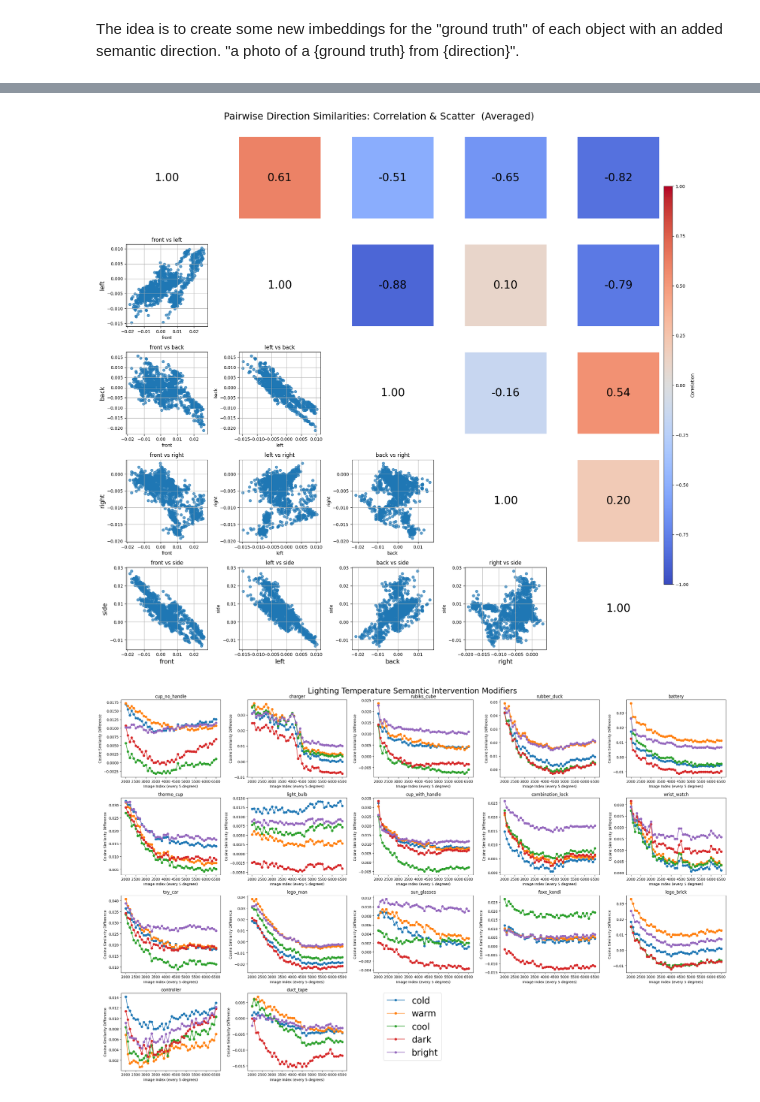
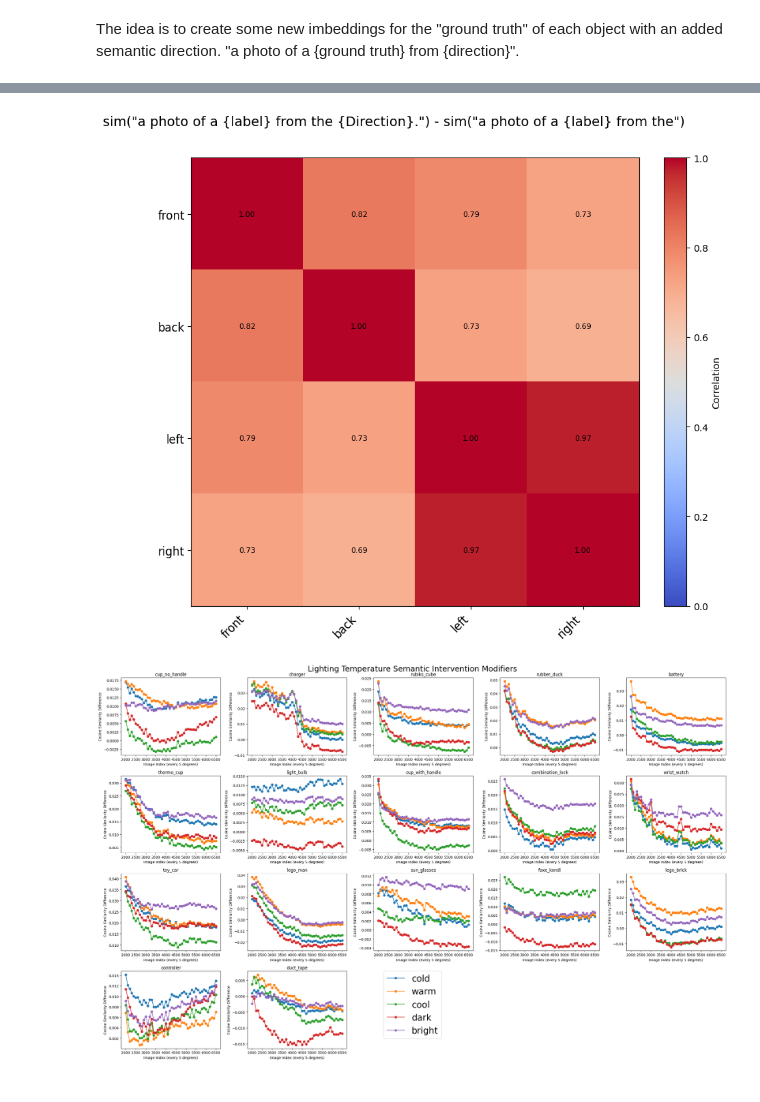
Before and after one commit to AlbertFKHansen/ProjectWork, a Jupyter notebook: semantic_direction.ipynb, the cells around one changed output, grey strips where cells are left out. Saved outputs shown, nothing was run; the diff lists cells and outputs as text; code cells hidden in the pictures.

Commit message:
docs: mades some interesting plots for presentation today

```diff
--- a/semantic_direction.ipynb
+++ b/semantic_direction.ipynb
@@ -15,15 +15,25 @@ with open('Data/Dataset/GT_labels.json', 'r') as f:
     GT_labels = json.load(f)
 # %%
 # semantic direction
-direction = ["front", "left", "back", "right", "side"]
+direction = [
+   # Basic geometric directions
+   "front", "back", "left", "right", #"side", "top", "bottom",
+
+   # Perspective/viewpoint terms
+   #"above", "below", "overhead", "underneath", "behind", "forward", "backward", "sideways", "profile",
+
+   # Angular/rotational
+   #"diagonal", "angled", "tilted", "rotated", "upright", "inverted", "horizontal", "vertical",
+]
 
 # compute semantic embeddings
 labels, semantic_labels = list(), list()
 for i,obj in enumerate(dataset["rot"].keys()):
-    labels.append(model.embed(f"a photo of a {GT_labels[obj]}."))
+    labels.append(model.embed(f"a photo of a {GT_labels[obj]} from the"))
     semantic_labels.append([])
-    for v in range(5):
+    for v in range(len(direction)):
         semantic_labels[i].append(model.embed(f"a photo of a {GT_labels[obj]} from the {direction[v]}."))
+        #semantic_labels[i].append(model.embed(f"{direction[v]}"))
 # %%
 num_objs = len(dataset["rot"].keys())
 cols = int(ceil(sqrt(num_objs)))
@@ -75,51 +91,30 @@ plt.show()
 # %%
 # Convert all_sims to a numpy array for easier manipulation
-# total_all_sims is a list of 17 arrays, each of shape (72, 4)
-# Stack along axis=0 to get shape (17, 72, 4), then reshape to (17*72, 4)
-all_sims_arr = np.vstack(total_all_sims)  # shape: (17*72, 4)
+all_sims_arr = np.vstack(total_all_sims)  # shape: (num_objs*72, len(direction))
 
-# Compute correlation matrix between the 5 directions
+# Compute correlation matrix between the directions
 corr_matrix = np.corrcoef(all_sims_arr, rowvar=False)
 
-fig, axes = plt.subplots(5, 5, figsize=(18, 18))
-plt.subplots_adjust(wspace=0.4, hspace=0.4)
+fig, ax = plt.subplots(figsize=(10, 8))
+im = ax.imshow(corr_matrix, vmin=0, vmax=1, cmap='coolwarm')
 
-for i in range(5):
-    for j in range(5):
-        ax = axes[i, j]
-        if i > j:
-            # Lower triangle: scatter plot
-            ax.scatter(all_sims_arr[:, j], all_sims_arr[:, i], alpha=0.7)
-            ax.set_xlabel(direction[j])
-            ax.set_ylabel(direction[i])
-            ax.set_title(f'{direction[j]} vs {direction[i]}')
-            ax.grid(True)
-        elif i == j:
-            # Diagonal: show correlation value (always 1)
-            ax.text(0.5, 0.5, f"1.00", ha='center', va='center', fontsize=25)
-            ax.set_axis_off()
-        else:
-            # Upper triangle: show correlation heatmap cell
-            im = ax.imshow([[corr_matrix[i, j]]], vmin=-1, vmax=1, cmap='coolwarm')
-            ax.set_xticks([])
-            ax.set_yticks([])
-            ax.text(0, 0, f"{corr_matrix[i, j]:.2f}", ha='center', va='center', fontsize=25, color='black')
-            ax.set_axis_off()
+# Set ticks and labels
+ax.set_xticks(np.arange(len(direction)))
+ax.set_yticks(np.arange(len(direction)))
+ax.set_xticklabels(direction, rotation=45, ha='right', fontsize=12)
+ax.set_yticklabels(direction, fontsize=12)
 
-# Set row and column labels
-for i, label in enumerate(direction):
-    axes[i, 0].set_ylabel(label, fontsize=14)
-    axes[-1, i].set_xlabel(label, fontsize=14)
+# Annotate correlation values
+for i in range(len(direction)):
+    for j in range(len(direction)):
+        ax.text(j, i, f"{corr_matrix[i, j]:.2f}", ha='center', va='center', color='black', fontsize=8)
 
-fig.suptitle('Pairwise Direction Similarities: Correlation & Scatter  (Averaged)', fontsize=22)
+fig.suptitle('sim("a photo of a {label} from the {Direction}.") - sim("a photo of a {label} from the")', fontsize=14)
+cbar = fig.colorbar(im, ax=ax, fraction=0.046, pad=0.04, label='Correlation')
 plt.tight_layout(rect=[0, 0, 1, 0.97])
-# Add a colorbar for the heatmap
-cbar_ax = fig.add_axes([0.92, 0.15, 0.015, 0.7])
-fig.colorbar(im, cax=cbar_ax, label='Correlation')
-cbar_ax.set_position([1, 0.15, 0.015, 0.7])
 plt.show()
 # %% [output]
-[figure, old version]
+[figure, new version]
 # %%
 # semantic direction
 direction = ["cold", "warm", "cool", "dark", "bright"]
```
Also changed, not shown: parts of 1 cell of this notebook.
